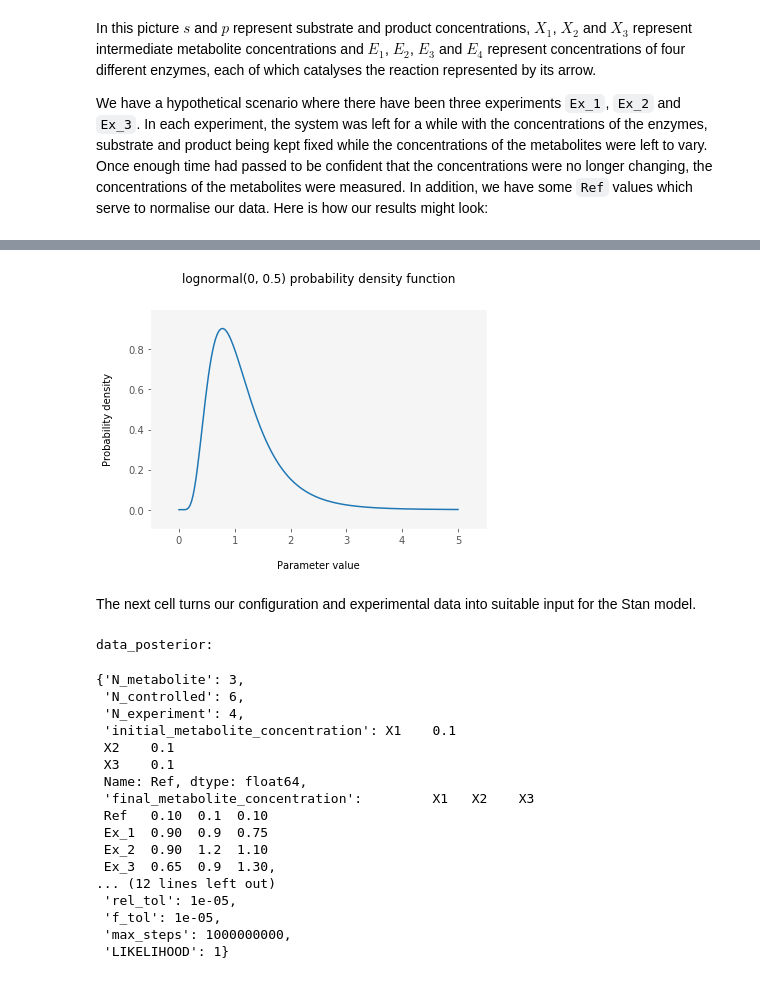
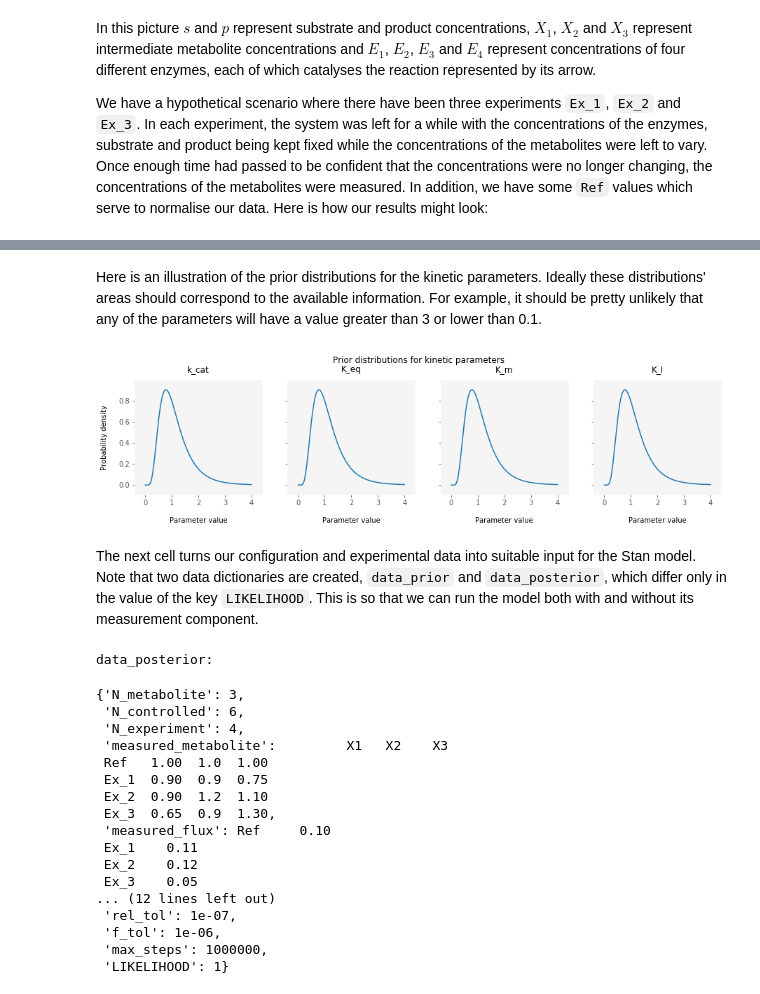
Before and after one commit to teddygroves/stan_ode_example, a Jupyter notebook: Stan steady state example.ipynb, the cells around one changed output, grey strips where cells are left out. Drawn from its saved outputs; the diff is of its cells as text; code cells hidden in the pictures.

Commit message:
update data to copy example spreadsheet, various model and notebook improvements

```diff
--- a/Stan steady state example.ipynb
+++ b/Stan steady state example.ipynb
@@ -146,29 +150,36 @@ max_steps = int(1e9)
-# %%
-xx = np.linspace(0, 5, 200)
-
-loc = 0
-s = 0.5
-
-yy = lognorm.pdf(xx, s=s, loc=loc)
-
-f, ax = plt.subplots()
-ax.plot(xx, yy)
-ax.set(title=f'lognormal({loc}, {s}) probability density function',
-       xlabel='Parameter value',
-       ylabel='Probability density')
-
-plt.savefig('output/lognormal.png')
-plt.show()
-# %% [output]
-[figure, removed]
+# %% [markdown]
+Here is an illustration of the prior distributions for the kinetic parameters. Ideally these distributions' areas should correspond to the available information. For example, it should be pretty unlikely that any of the parameters will have a value greater than 3 or lower than 0.1.
+# %%
+def plot_lognormal(ax, loc, scale, upper=4):
+    xx = np.linspace(0, upper, 200)
+    yy = lognorm.pdf(xx, s=scale, loc=loc)
+    ax.plot(xx, yy)
+    ax.set(xlabel='Parameter value')
+
+f, axes = plt.subplots(1, 4, figsize=[15, 3], sharey=True)
+
+f.suptitle('Prior distributions for kinetic parameters', y=1.04)
+axes[0].set_ylabel('Probability density')
+for param_name, loc, scale, ax in zip(['k_cat', 'K_eq', 'K_m', 'K_I'],
+                                      [*enzyme_parameter_mean, K_I_mean],
+                                      [*enzyme_parameter_sd, K_I_sd],
+                                      axes):
+    plot_lognormal(ax, loc, scale)
+    ax.set_title(param_name, y=0.9)
+
+
+plt.savefig('output/lognormal.png')
+plt.show()
+# %% [output]
+[figure, added]
 # %% [markdown]
-The next cell turns our configuration and experimental data into suitable input for the Stan model.
+The next cell turns our configuration and experimental data into suitable input for the Stan model. Note that two data dictionaries are created, `data_prior` and `data_posterior`, which differ only in the value of the key `LIKELIHOOD`. This is so that we can run the model both with and without its measurement component.
 # %%
-initial_conditions = 'Ref'
 experiments = ['Ref', 'Ex_1', 'Ex_2', 'Ex_3']
 controlled_concentrations = ['E1', 'E2', 'E3', 'E4', 's', 'p']
 enzymes = ['E1', 'E2', 'E3', 'E4']
 metabolites = ['X1', 'X2', 'X3']
+flux = 'v'
 
 model_data = {
 
@@ -176,18 +187,19 @@ model_data = {
     'N_metabolite': len(metabolites),
     'N_controlled': len(controlled_concentrations),
     'N_experiment': len(experiments),
-    'initial_metabolite_concentration': data.loc[initial_conditions, metabolites],
-    'final_metabolite_concentration': data.loc[experiments, metabolites],
+    'measured_metabolite': data.loc[experiments, metabolites],
+    'measured_flux': data.loc[experiments, flux],
     'controlled_concentration': data.loc[experiments, controlled_concentrations],
 
-    # config
-    't_0': t_0,
-    't_steady': t_steady,
-    'sigma': sigma,
+    # hardcoded priors
+    'sigma_metabolite': sigma_metabolite,
+    'sigma_flux': sigma_flux,
     'enzyme_parameter_mean': enzyme_parameter_mean,
     'enzyme_parameter_sd': enzyme_parameter_sd,
     'K_I_mean': K_I_mean,
     'K_I_sd': K_I_sd,
+
+    # config
     'rel_tol': rel_tol,
     'f_tol': f_tol,
     'max_steps': max_steps
@@ -203,18 +215,18 @@ data_posterior:
 {'N_metabolite': 3,
  'N_controlled': 6,
  'N_experiment': 4,
- 'initial_metabolite_concentration': X1    0.1
- X2    0.1
- X3    0.1
- Name: Ref, dtype: float64,
- 'final_metabolite_concentration':         X1   X2    X3
- Ref   0.10  0.1  0.10
+ 'measured_metabolite':         X1   X2    X3
+ Ref   1.00  1.0  1.00
  Ex_1  0.90  0.9  0.75
  Ex_2  0.90  1.2  1.10
  Ex_3  0.65  0.9  1.30,
+ 'measured_flux': Ref     0.10
+ Ex_1    0.11
+ Ex_2    0.12
+ Ex_3    0.05
 ... (12 lines left out)
- 'rel_tol': 1e-05,
- 'f_tol': 1e-05,
- 'max_steps': 1000000000,
+ 'rel_tol': 1e-07,
+ 'f_tol': 1e-06,
+ 'max_steps': 1000000,
  'LIKELIHOOD': 1}
 # %% [markdown]
```
Also changed, not shown: parts of 19 cells of this notebook, 7 other files.
